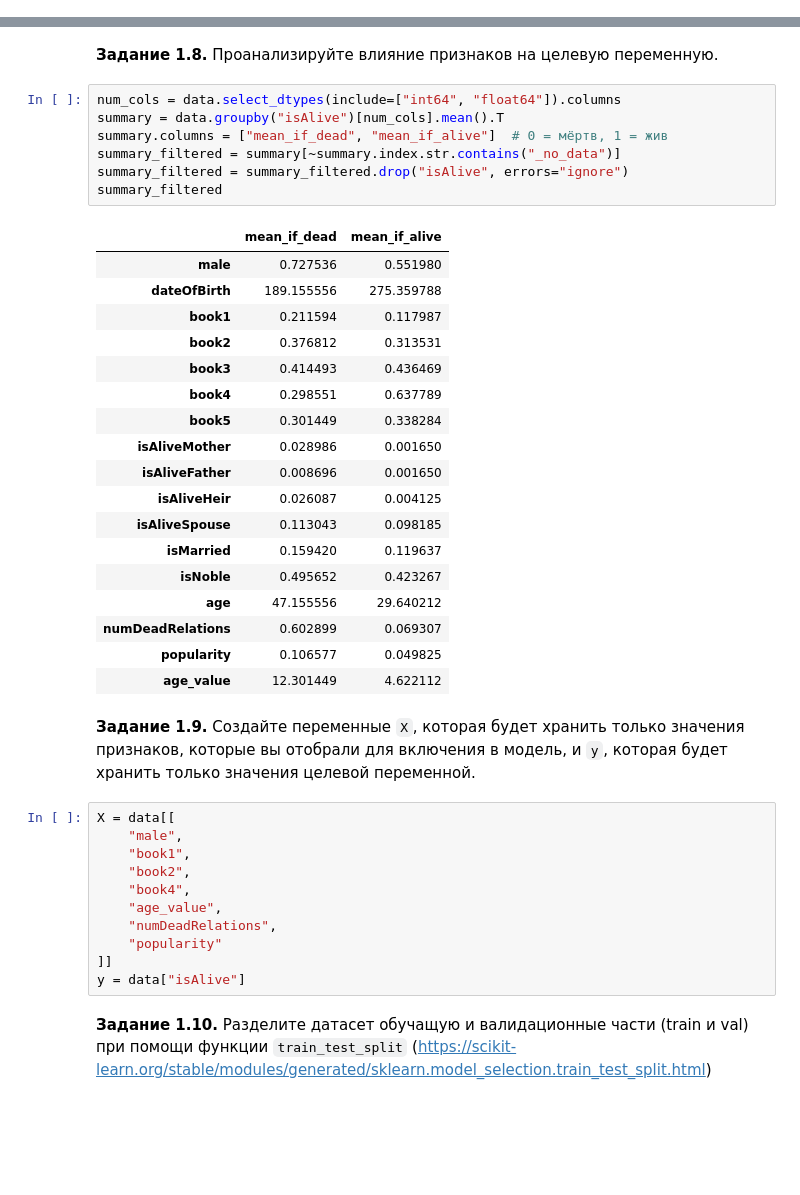
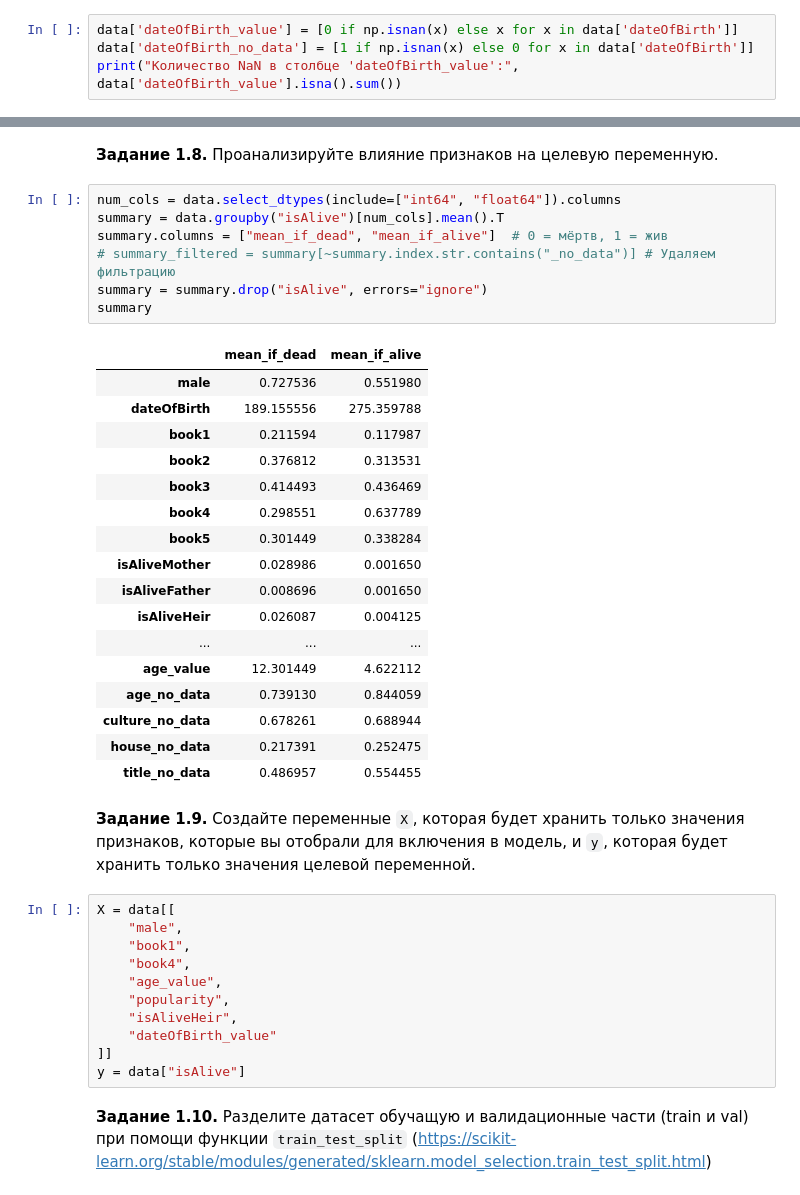
Before and after one commit to kelpi-e/DLS, a Jupyter notebook: week_01_ml_intro/Homework/hw_1_game_of_thrones.ipynb, the cells around one changed output, grey strips where cells are left out. Cells and saved outputs as stored; diff of their text form; blank space fills up the shorter version.

```diff
--- a/week_01_ml_intro/Homework/hw_1_game_of_thrones.ipynb
+++ b/week_01_ml_intro/Homework/hw_1_game_of_thrones.ipynb
@@ -465,0 +470,4 @@ for col in bool_cols:
+# %%
+data['dateOfBirth_value'] = [0 if np.isnan(x) else x for x in data['dateOfBirth']]
+data['dateOfBirth_no_data'] = [1 if np.isnan(x) else 0 for x in data['dateOfBirth']]
+print("Количество NaN в столбце 'dateOfBirth_value':", data['dateOfBirth_value'].isna().sum())
@@ -522,40 +532,39 @@ comparison.head(15)
 # %%
 num_cols = data.select_dtypes(include=["int64", "float64"]).columns
 summary = data.groupby("isAlive")[num_cols].mean().T
 summary.columns = ["mean_if_dead", "mean_if_alive"]  # 0 = мёртв, 1 = жив
-summary_filtered = summary[~summary.index.str.contains("_no_data")]
-summary_filtered = summary_filtered.drop("isAlive", errors="ignore")
-summary_filtered
+# summary_filtered = summary[~summary.index.str.contains("_no_data")] # Удаляем фильтрацию
+summary = summary.drop("isAlive", errors="ignore")
+summary
 # %% [output]
 |  | mean_if_dead | mean_if_alive |
 | male | 0.727536 | 0.551980 |
 | dateOfBirth | 189.155556 | 275.359788 |
 | book1 | 0.211594 | 0.117987 |
 | book2 | 0.376812 | 0.313531 |
 | book3 | 0.414493 | 0.436469 |
 | book4 | 0.298551 | 0.637789 |
 | book5 | 0.301449 | 0.338284 |
 | isAliveMother | 0.028986 | 0.001650 |
 | isAliveFather | 0.008696 | 0.001650 |
 | isAliveHeir | 0.026087 | 0.004125 |
-| isAliveSpouse | 0.113043 | 0.098185 |
-| isMarried | 0.159420 | 0.119637 |
-| isNoble | 0.495652 | 0.423267 |
-| age | 47.155556 | 29.640212 |
-| numDeadRelations | 0.602899 | 0.069307 |
-| popularity | 0.106577 | 0.049825 |
+| ... | ... | ... |
 | age_value | 12.301449 | 4.622112 |
+| age_no_data | 0.739130 | 0.844059 |
+| culture_no_data | 0.678261 | 0.688944 |
+| house_no_data | 0.217391 | 0.252475 |
+| title_no_data | 0.486957 | 0.554455 |
 # %% [markdown]
 **Задание 1.9.** Создайте переменные `X`, которая будет хранить только значения признаков, которые вы отобрали для включения в модель, и `y`, которая будет хранить только значения целевой переменной.
 # %%
 X = data[[
     "male",
     "book1",
-    "book2",
     "book4",
     "age_value",
-    "numDeadRelations",
-    "popularity"
+    "popularity",
+    "isAliveHeir",
+    "dateOfBirth_value"
 ]]
 y = data["isAlive"]
 # %% [markdown]
```
Also changed, not shown: parts of 4 cells of this notebook.
